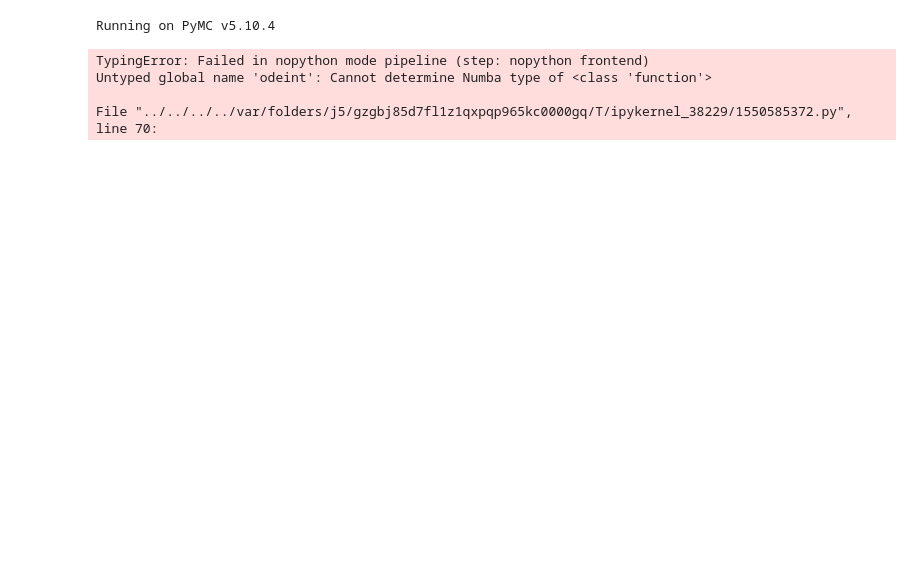
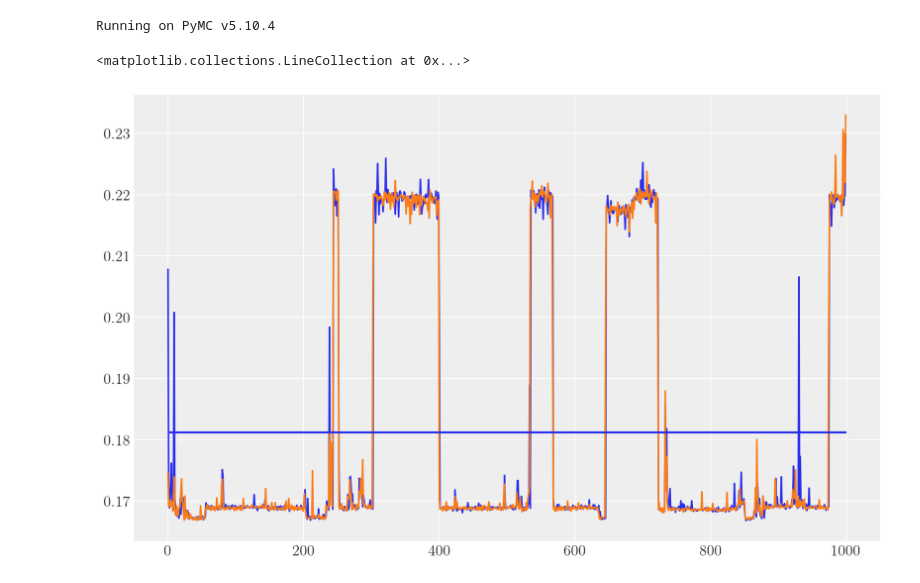
Before and after one commit to mpedraza98/trna, a Jupyter notebook: MCMC_three_states.ipynb, the cells around one changed output. Drawn from its saved outputs; the diff is of its cells as text; code cells hidden in the pictures; blank space fills up the shorter version.

```diff
--- a/MCMC_three_states.ipynb
+++ b/MCMC_three_states.ipynb
@@ -143,7 +164,7 @@ class EvolutionExperiment():
                 ".format(self.name, self.r_f, self.mu_fc, self.r_c, self.mu_cf, self.K)
 # %%
 test_p0 = np.array([0.001, 0, 0])
-num_days = 40
+num_days = 100
 # When using delserCGA the replication rate of the founder is found using the growth curve fits
 # Additionally, the replication rate of the mutant is assumed to be the rate of M2lop obtained with the gc fit
 # The number of days in the experiment is 100, for testing let's assume 10
@@ -153,25 +174,34 @@ num_days = 40
 # 4.25e-9
 # Using the same value for all as a proxy
 
-test_params = {'r_f' : 0.04060, 'r_d' : 0.05448, 'r_s' : 0.058, 'mu_fd' : 4.25e-9, 'mu_fs' : 4.25e-9, 'mu_df' : 4.25e-9, 'mu_sf' : 4.25e-9, 'K' : 21.31}
+test_params = {'r_f' : 0.04060, 'r_d' : 0.05448, 'r_s' : 0.03, 'mu_fd' : 4.25e-9, 'mu_fs' : 4.25e-9, 'mu_df' : 4.25e-9, 'mu_sf' : 4.25e-9, 'K' : 1e2}
 model_experiment = EvolutionExperiment('delserCGA', num_days , test_params)
 model_experiment.p0 = test_p0
 model_experiment.p1 = test_p0
 # %%
 from time import perf_counter
-t1 = perf_counter()
-model_experiment.solve()
-t2 = perf_counter()
-#t3 = perf_counter()
-#model_experiment.solve2()
-#t4 = perf_counter()
-print(f"{t2 - t1} seconds")
-#print(f"{t4 - t3} seconds")
+model = np.zeros(1000)
+model2 = np.zeros(1000)
+for i in range(1000):
+    t1 = perf_counter()
+    model_experiment.run_experiment()
+    t2 = perf_counter()
+    model[i] = t2 - t1
+    #print(f"Run1: {t4 - t3} seconds")
+    t3 = perf_counter()
+    model_experiment.run_experiment2()
+    t4 = perf_counter()
+    model2[i] = t4-t3
+    #print(f"Run2: {t4 - t3} seconds")
-# %% [output]
-TypingError: Failed in nopython mode pipeline (step: nopython frontend)
-Untyped global name 'odeint': Cannot determine Numba type of <class 'function'>
-
-File "../../../../var/folders/j5/gzgbj85d7fl1z1qxpqp965kc0000gq/T/ipykernel_38229/1550585372.py", line 70:
+# %%
+plt.figure(figsize = (10, 6))
+plt.plot(model)
+plt.plot(model2)
+plt.hlines(xmin = 0, xmax = 1000, y = model.mean())
+plt.hlines(xmin = 0, xmax = 1000, y = model2.mean())
+# %% [output]
+<matplotlib.collections.LineCollection at 0x...>
+[figure, added]
 # %%
 0.00432062498293817 seconds
 0.0023027079878374934 seconds
```
Also changed, not shown: parts of 4 cells of this notebook, 3 other files.
